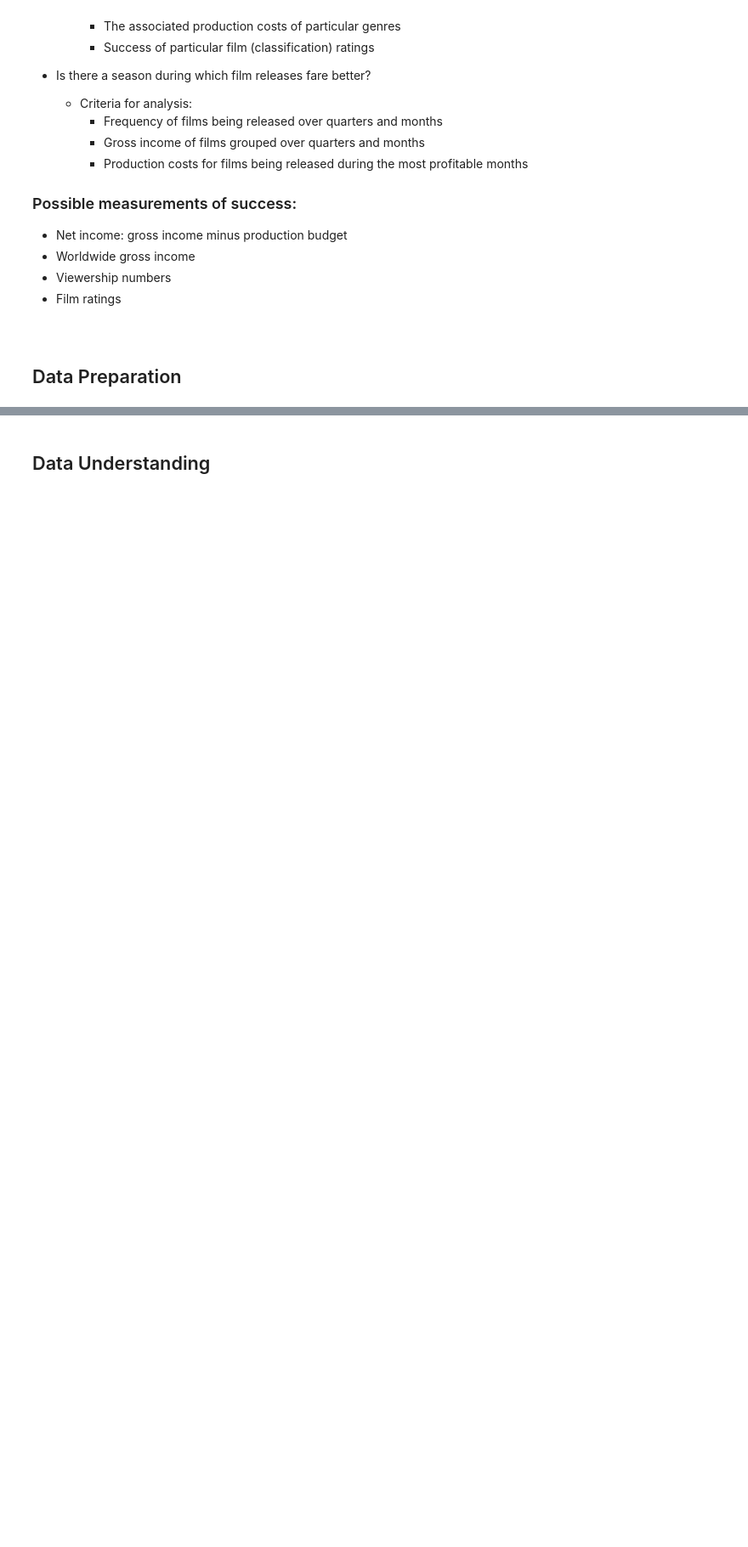
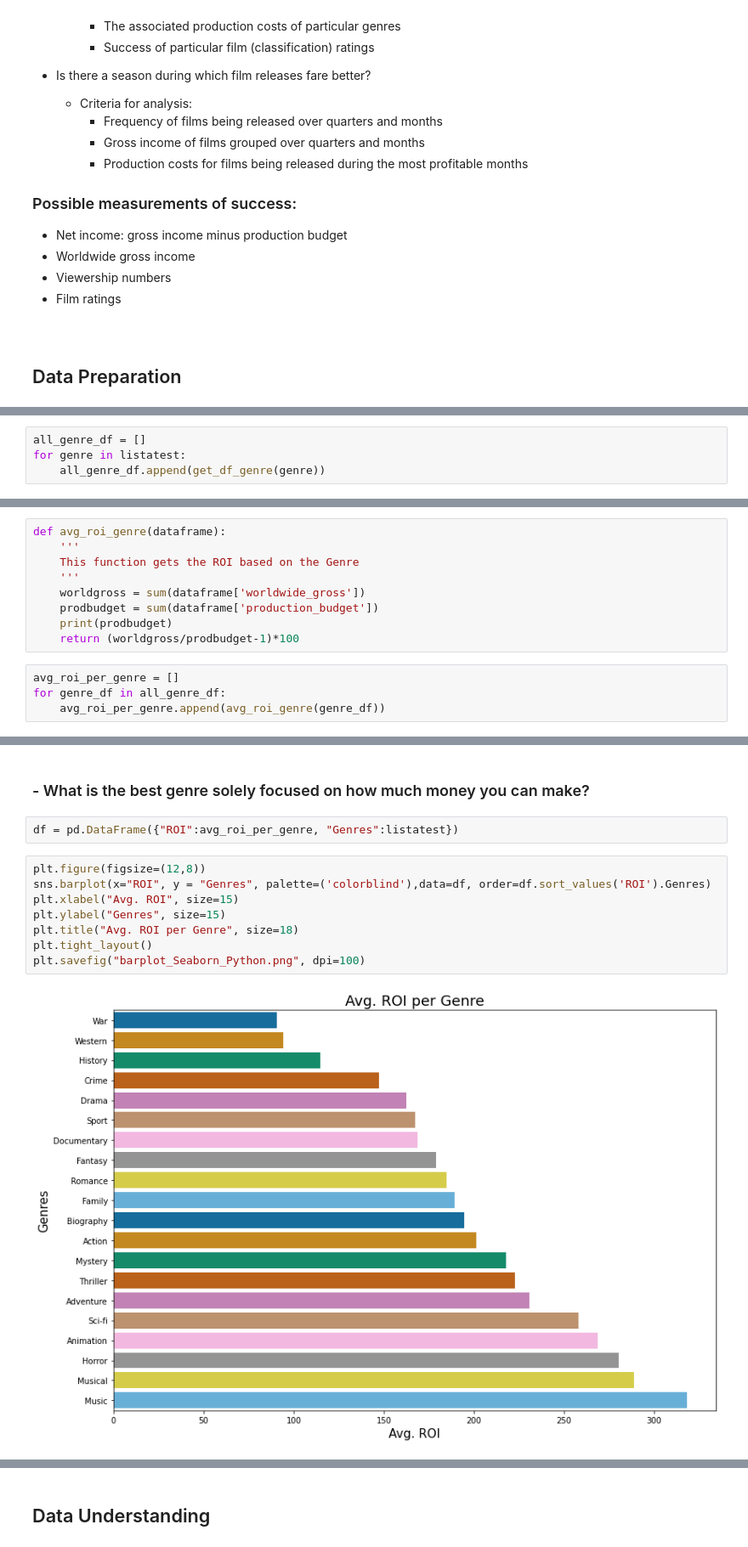
Before and after one commit to learn-co-curriculum/dsc-phase-1-project, a Jupyter notebook: final-notebook-outline.ipynb, the cells around one changed output, grey strips where cells are left out. Shown at 85% size. Saved outputs shown, nothing was run; the diff lists cells and outputs as text; blank space fills up the shorter version.

```diff
--- a/final-notebook-outline.ipynb
+++ b/final-notebook-outline.ipynb
@@ -46,0 +241,4 @@ In order to generate actionable insights for this stakeholder, we are inspecting
+# %%
+all_genre_df = []
+for genre in listatest:
+    all_genre_df.append(get_df_genre(genre))
@@ -46,0 +271,13 @@ In order to generate actionable insights for this stakeholder, we are inspecting
+# %%
+def avg_roi_genre(dataframe):
+    '''
+    This function gets the ROI based on the Genre
+    '''
+    worldgross = sum(dataframe['worldwide_gross'])
+    prodbudget = sum(dataframe['production_budget'])
+    print(prodbudget)
+    return (worldgross/prodbudget-1)*100
+# %%
+avg_roi_per_genre = []
+for genre_df in all_genre_df:
+    avg_roi_per_genre.append(avg_roi_genre(genre_df))
@@ -46,0 +332,14 @@ In order to generate actionable insights for this stakeholder, we are inspecting
+# %% [markdown]
+### - What is the best genre solely focused on how much money you can make?
+# %%
+df = pd.DataFrame({"ROI":avg_roi_per_genre, "Genres":listatest})
+# %%
+plt.figure(figsize=(12,8))
+sns.barplot(x="ROI", y = "Genres", palette=('colorblind'),data=df, order=df.sort_values('ROI').Genres)
+plt.xlabel("Avg. ROI", size=15)
+plt.ylabel("Genres", size=15)
+plt.title("Avg. ROI per Genre", size=18)
+plt.tight_layout()
+plt.savefig("barplot_Seaborn_Python.png", dpi=100)
+# %% [output]
+[figure, added]
```
Also changed, not shown: parts of 62 cells of this notebook.
